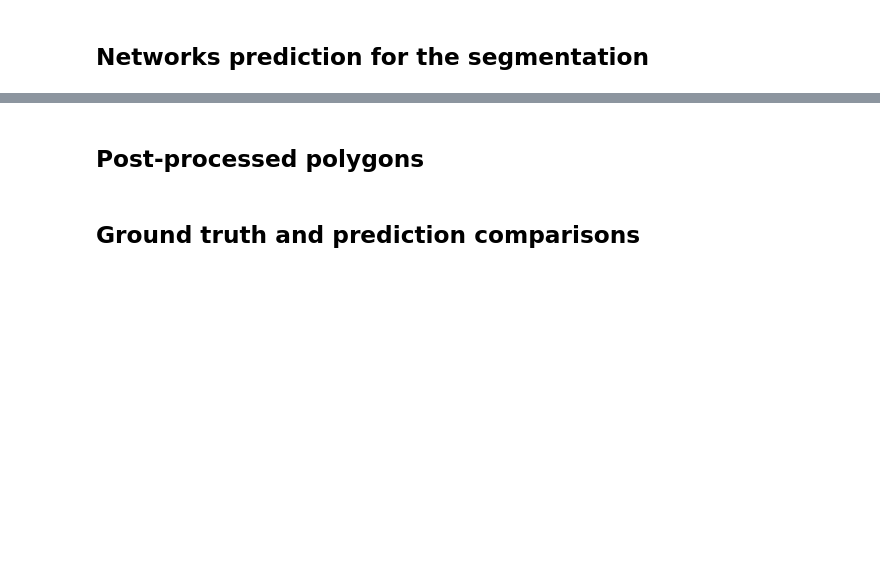
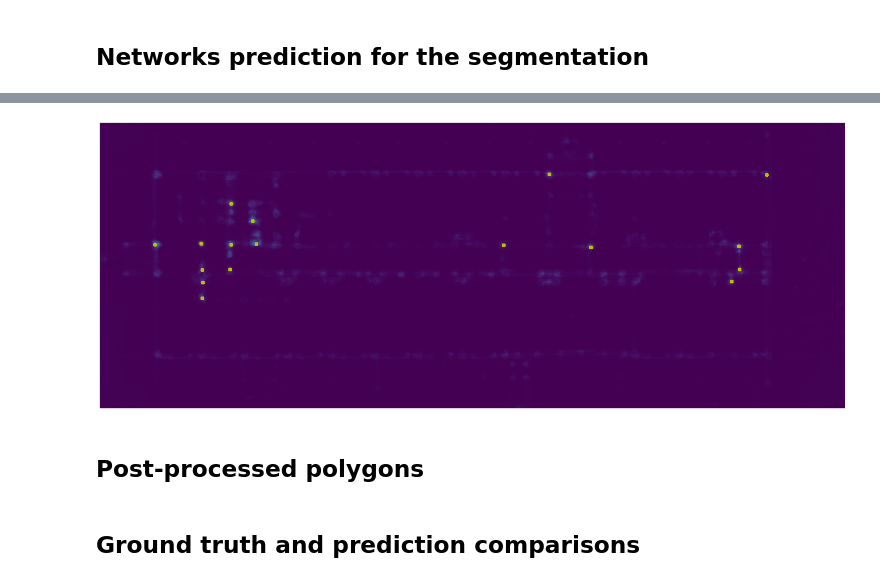
Before and after one commit to rune-mazemap/CubiCasa5k, a Jupyter notebook: samples-mm.ipynb, the cells around one changed output, grey strips where cells are left out. Saved outputs shown, nothing was run; the diff lists cells and outputs as text; code cells hidden in the pictures; blank space fills up the shorter version.

```diff
--- a/samples-mm.ipynb
+++ b/samples-mm.ipynb
@@ -160,0 +159,2 @@ icons_pred.max()
+# %%
+heatmaps, _, _ = split_prediction(prediction, img_size, split)
@@ -161,3 +173,16 @@ icons_pred.max()
+# %%
+plt.figure(figsize=(20, 20))
+axes = plt.subplot(1, 1, 1)
+axes.axis('off')
+axes.imshow(heatmaps[0])
+for y, x, r in blobs:
+    # c = plt.Circle((x, y), r, color='yellow', linewidth=2, fill=False)
+    # axes.add_patch(c)
+    axes.plot(peaks[:, 1], peaks[:, 0], 'yo')
+plt.tight_layout()
+plt.show()
+# %% [output]
+[figure, added]
 # %% [markdown]
 ## Post-processed polygons
 # %%
```
Also changed, not shown: parts of 7 cells of this notebook.
